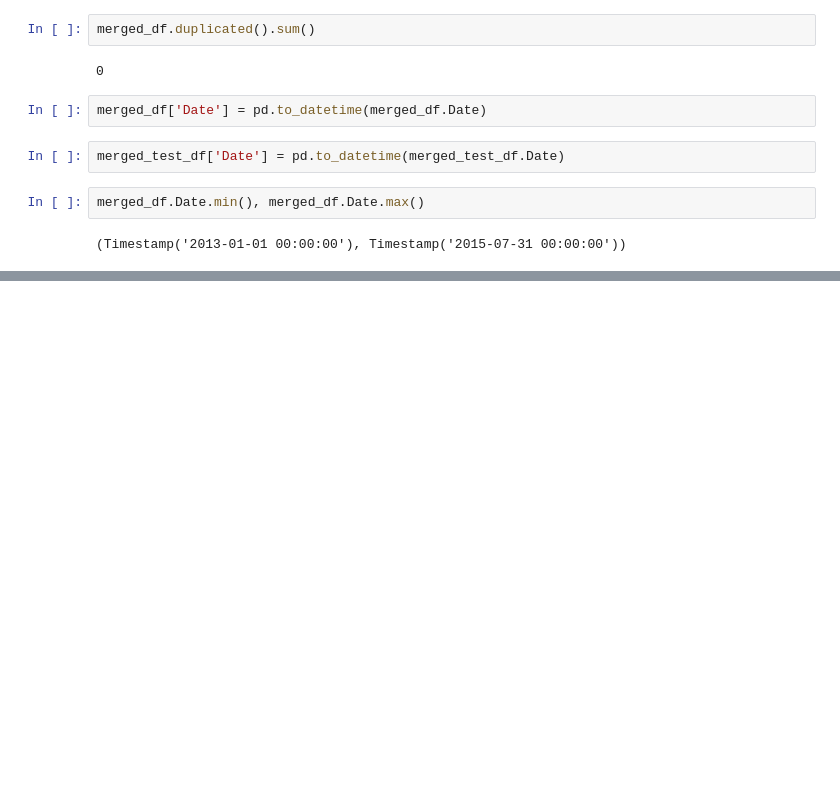
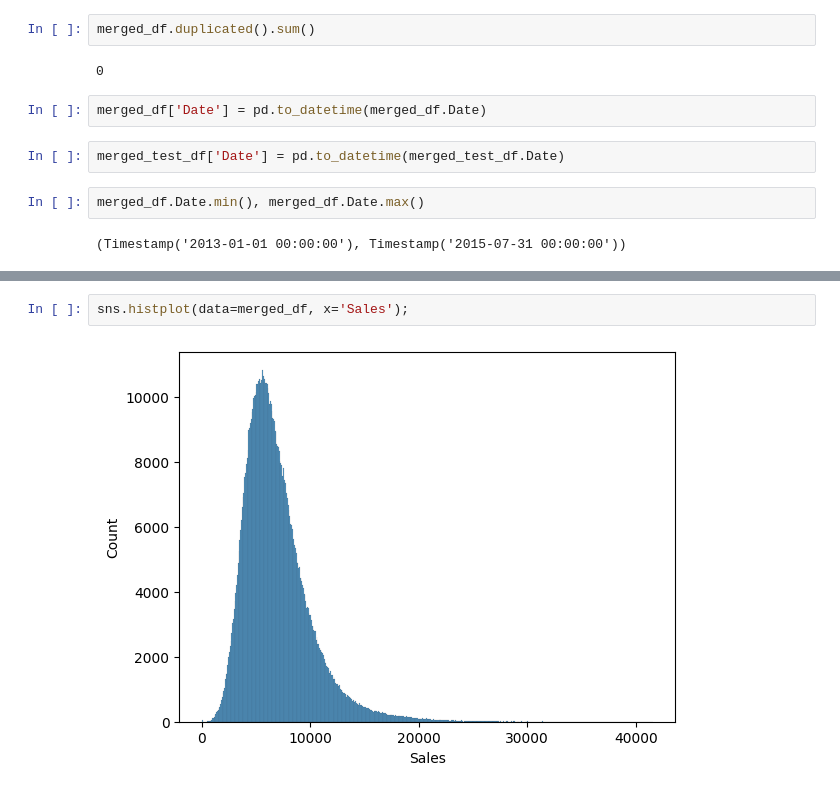
Before and after one commit to PervejHosen/Time_Series, a Jupyter notebook: Rosmann_sales_competition.ipynb, the cells around one changed output, grey strips where cells are left out. Drawn from its saved outputs; the diff is of its cells as text; blank space fills up the shorter version.

```diff
--- a/Rosmann_sales_competition.ipynb
+++ b/Rosmann_sales_competition.ipynb
@@ -128,0 +160,4 @@ merged_df.Date.min(), merged_df.Date.max()
+# %%
+sns.histplot(data=merged_df, x='Sales');
+# %% [output]
+[figure, added]
```
Also changed, not shown: parts of 42 cells of this notebook.
